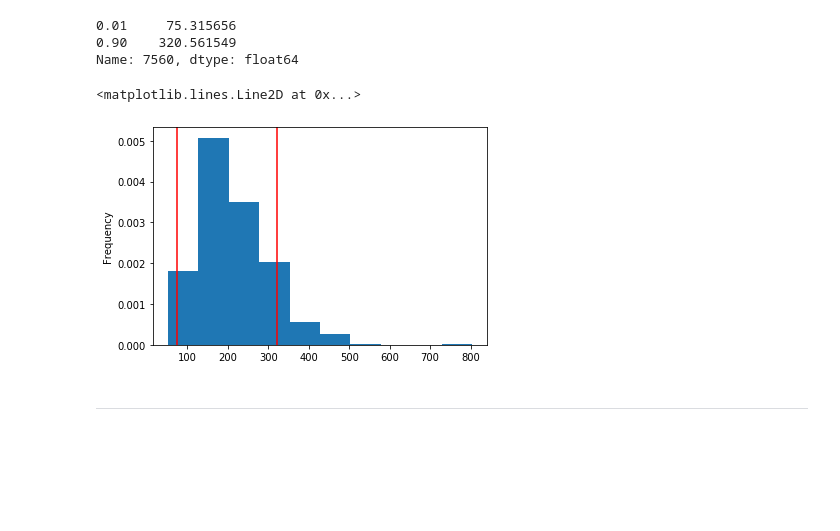
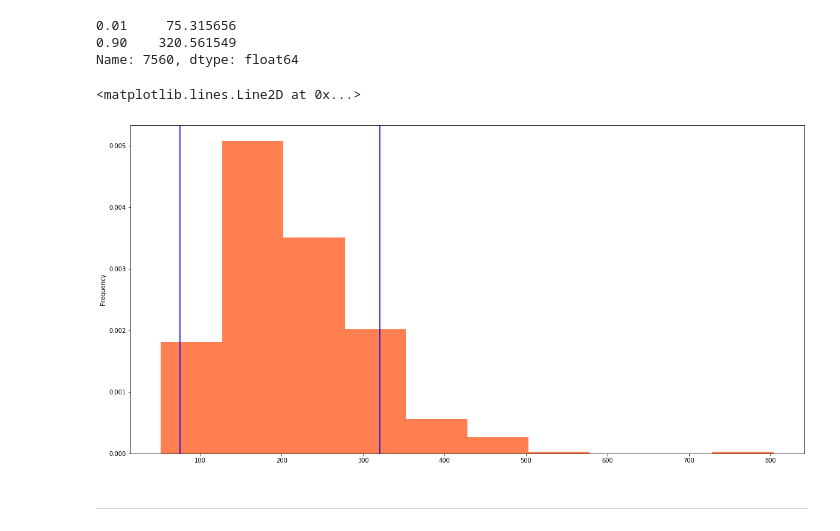
Before and after one commit to johnmyronmillar/APIs, a Jupyter notebook: 05-APIs/Instructions/Starter_Code/portfolio_planner.ipynb, the cells around one changed output. Drawn from its saved outputs; the diff is of its cells as text; code cells hidden in the pictures; blank space fills up the shorter version.

```diff
--- a/05-APIs/Instructions/Starter_Code/portfolio_planner.ipynb
+++ b/05-APIs/Instructions/Starter_Code/portfolio_planner.ipynb
@@ -238,13 +238,13 @@ confidence_interval
 Name: 7560, dtype: float64
 # %%
 # Visualize the distribution of the ending returns
-plt.figure();
-last_price_yr30.plot(kind='hist', density=True)
-plt.axvline(confidence_interval.iloc[0], color='r')
-plt.axvline(confidence_interval.iloc[1], color='r')
+plt.figure(figsize=(20,10));
+last_price_yr30.plot(kind='hist', color='coral', density=True)
+plt.axvline(confidence_interval.iloc[0], color='b')
+plt.axvline(confidence_interval.iloc[1], color='b')
 # %% [output]
 <matplotlib.lines.Line2D at 0x...>
-[figure, old version]
+[figure, new version]
 # %% [markdown]
 ---
 # %% [markdown]
```
Also changed, not shown: parts of 11 cells of this notebook, 9 other files.
